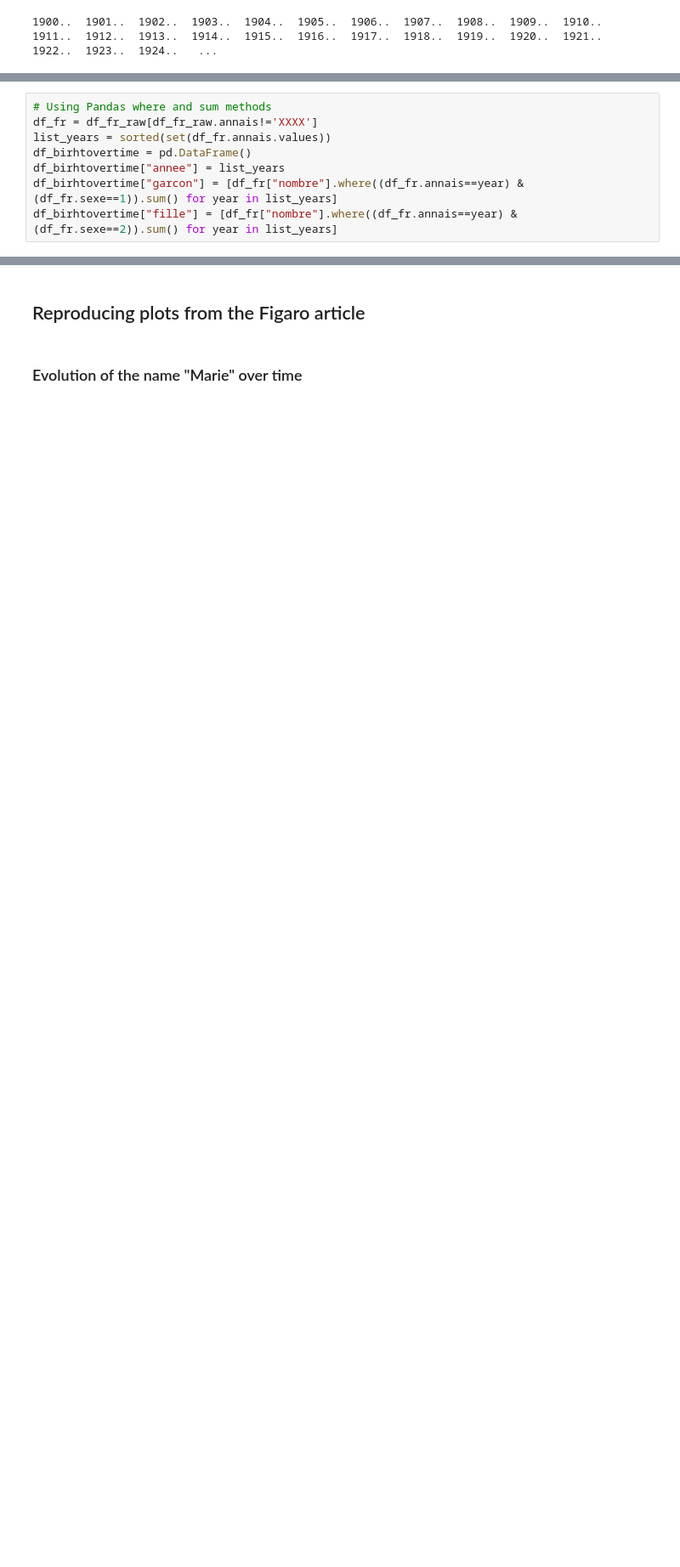
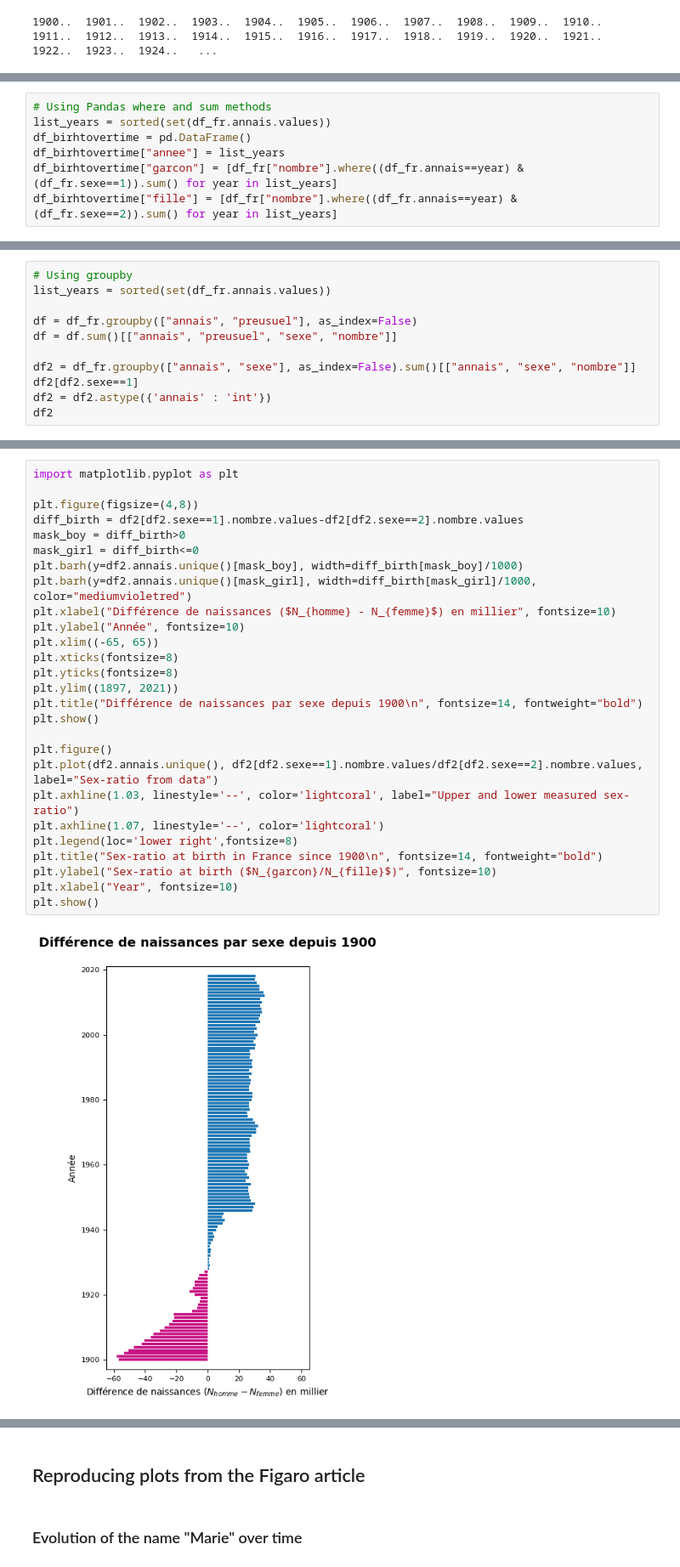
Before and after one commit to dubois-j/Projet_prenoms, a Jupyter notebook: notebooks/projet_prenoms.ipynb, the cells around one changed output, grey strips where cells are left out. Shown: that part at 85% size. Saved outputs shown, nothing was run; the diff lists cells and outputs as text; blank space fills up the shorter version.

```diff
--- a/notebooks/projet_prenoms.ipynb
+++ b/notebooks/projet_prenoms.ipynb
@@ -99,6 +110,5 @@ for year in list_years:
 # %%
 # Using Pandas where and sum methods
-df_fr = df_fr_raw[df_fr_raw.annais!='XXXX']
 list_years = sorted(set(df_fr.annais.values))
 df_birhtovertime = pd.DataFrame()
 df_birhtovertime["annee"] = list_years
@@ -143,0 +119,11 @@ plt.show()
+# %%
+# Using groupby
+list_years = sorted(set(df_fr.annais.values))
+
+df = df_fr.groupby(["annais", "preusuel"], as_index=False)
+df = df.sum()[["annais", "preusuel", "sexe", "nombre"]]
+
+df2 = df_fr.groupby(["annais", "sexe"], as_index=False).sum()[["annais", "sexe", "nombre"]]
+df2[df2.sexe==1]
+df2 = df2.astype({'annais' : 'int'})
+df2
@@ -143,0 +146,29 @@ plt.show()
+# %%
+import matplotlib.pyplot as plt
+
+plt.figure(figsize=(4,8))
+diff_birth = df2[df2.sexe==1].nombre.values-df2[df2.sexe==2].nombre.values
+mask_boy = diff_birth>0
+mask_girl = diff_birth<=0
+plt.barh(y=df2.annais.unique()[mask_boy], width=diff_birth[mask_boy]/1000)
+plt.barh(y=df2.annais.unique()[mask_girl], width=diff_birth[mask_girl]/1000, color="mediumvioletred")
+plt.xlabel("Différence de naissances ($N_{homme} - N_{femme}$) en millier", fontsize=10)
+plt.ylabel("Année", fontsize=10)
+plt.xlim((-65, 65))
+plt.xticks(fontsize=8)
+plt.yticks(fontsize=8)
+plt.ylim((1897, 2021))
+plt.title("Différence de naissances par sexe depuis 1900\n", fontsize=14, fontweight="bold")
+plt.show()
+
+plt.figure()
+plt.plot(df2.annais.unique(), df2[df2.sexe==1].nombre.values/df2[df2.sexe==2].nombre.values, label="Sex-ratio from data")
+plt.axhline(1.03, linestyle='--', color='lightcoral', label="Upper and lower measured sex-ratio")
+plt.axhline(1.07, linestyle='--', color='lightcoral')
+plt.legend(loc='lower right',fontsize=8)
+plt.title("Sex-ratio at birth in France since 1900\n", fontsize=14, fontweight="bold")
+plt.ylabel("Sex-ratio at birth ($N_{garcon}/N_{fille}$)", fontsize=10)
+plt.xlabel("Year", fontsize=10)
+plt.show()
+# %% [output]
+[figure, added]
```
Also changed, not shown: parts of 14 cells of this notebook.
